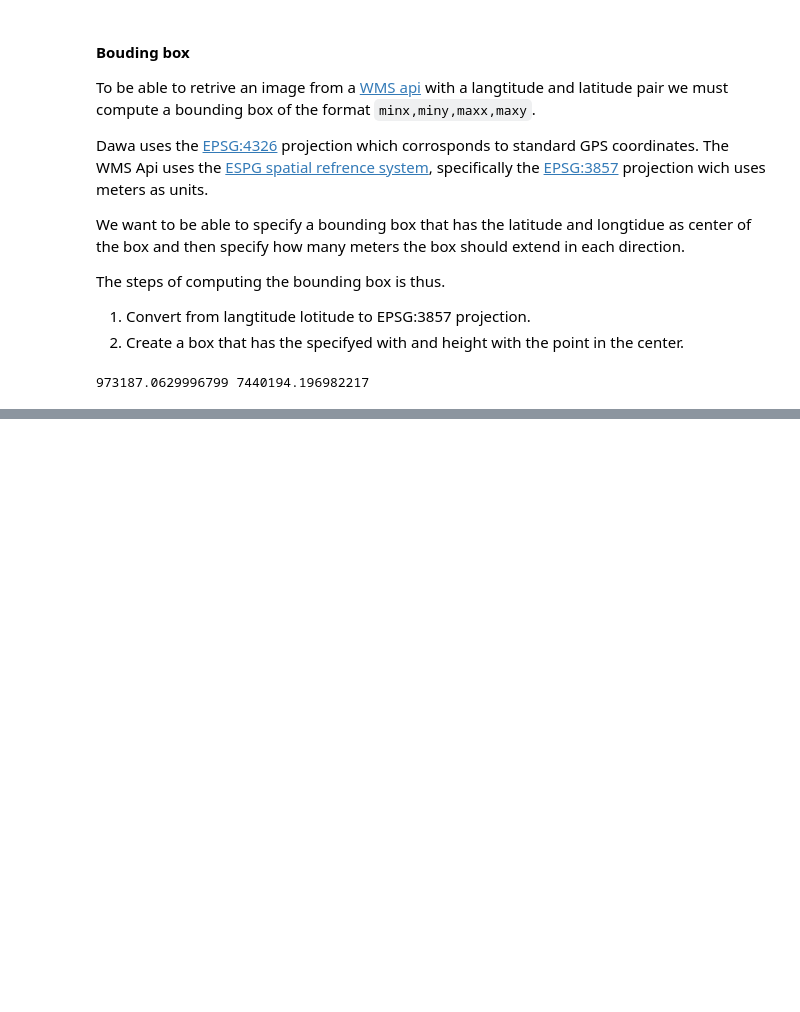
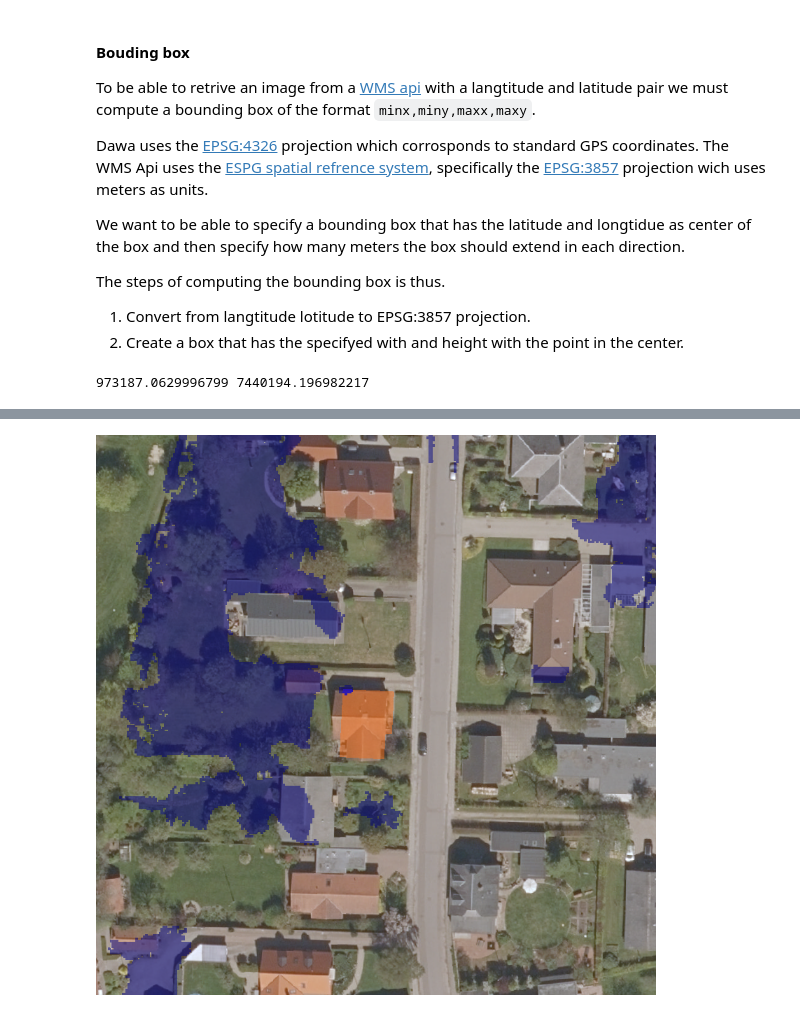
Before and after one commit to Rotendahl/flood_risk, a Jupyter notebook: Hollowings.ipynb, the cells around one changed output, grey strips where cells are left out. Cells and saved outputs as stored; diff of their text form; code cells hidden in the pictures; blank space fills up the shorter version.

```diff
--- a/Hollowings.ipynb
+++ b/Hollowings.ipynb
@@ -169,0 +205,31 @@ isolateBuilding(buildImg)
+# %%
+def replaceColor(img, original, new):
+    img = np.array(img)
+    img[(img == original).all(axis = -1)] = new
+    img[(img != new).all(axis = -1)] = (255, 0, 0, 0)
+    return Image.fromarray(img, mode='RGBA')
+
+def prettyPng(mapI, isolateImg, hollowImg, combined):
+    mapImg = mapI.copy()
+    houseImg = replaceColor(
+        imageToBlackWhite(isolateImg).convert('RGBA'),
+        (255, 255, 255, 255),
+        (247, 114, 30, 128)
+    )
+    mapImg.paste(houseImg, (0,0), houseImg)
+    hollowImg = replaceColor(
+        imageToBlackWhite(hollowImg, thresshold=10).convert('RGBA'),
+        (255, 255, 255, 255),
+        (1, 1, 128, 128),
+    )
+    combined = replaceColor(
+        imageToBlackWhite(combined).convert('RGBA'),
+        (255, 255, 255, 255),
+        (1, 1, 255, 128),
+    )
+    mapImg.paste(hollowImg, (0,0), hollowImg)
+    mapImg.paste(combined, (0,0), combined)
+    return mapImg
+prettyPng(mapImg, isolateImg, hollowImg, combined)
+# %% [output]
+[figure, added]
```
Also changed, not shown: parts of 17 cells of this notebook.
